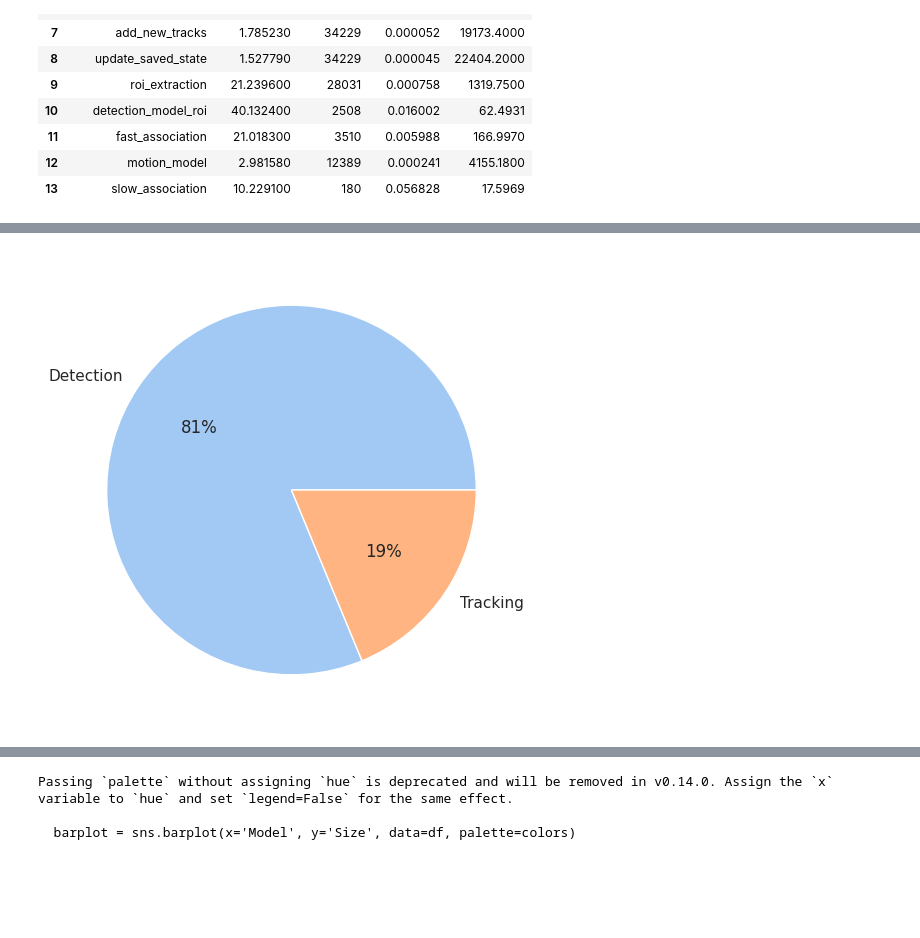
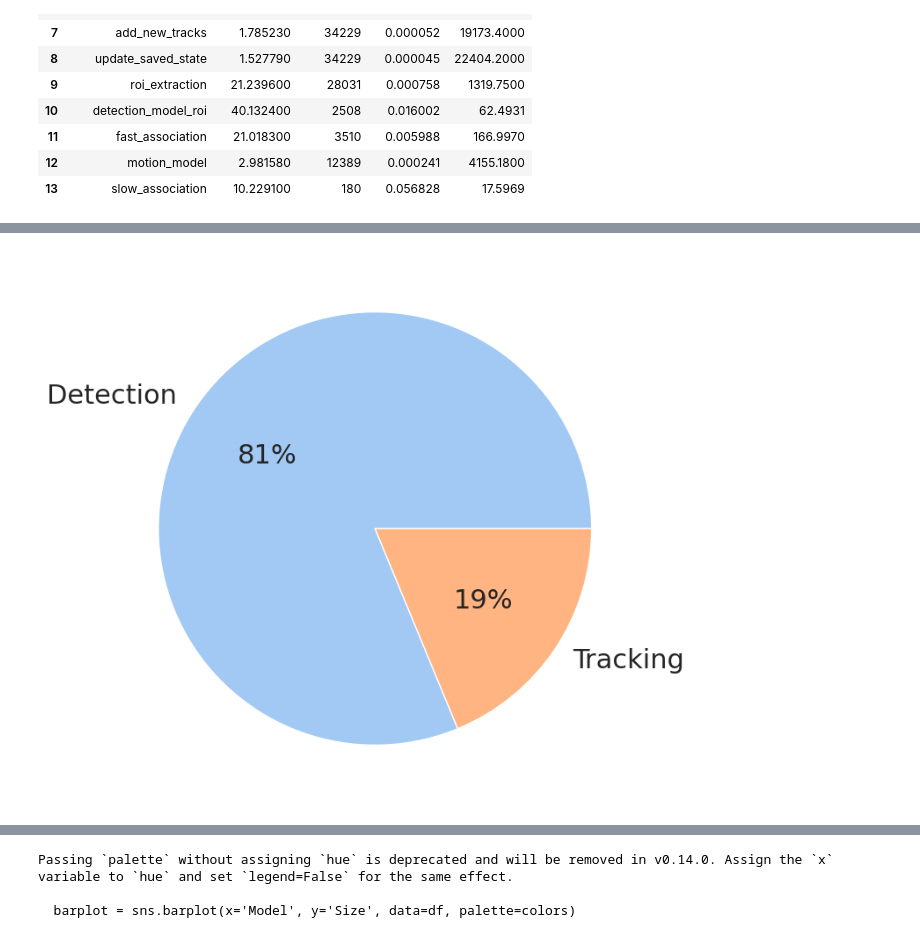
Before and after one commit to UGA-BSAIL/cotton_flower_mot, a Jupyter notebook: notebooks/generate_figures.ipynb, the cells around one changed output, grey strips where cells are left out. Saved outputs shown, nothing was run; the diff lists cells and outputs as text; code cells hidden in the pictures; blank space fills up the shorter version.

```diff
--- a/notebooks/generate_figures.ipynb
+++ b/notebooks/generate_figures.ipynb
@@ -286,14 +301,14 @@ detection_details.loc[:, "Name"] = detection_details["Name"].apply(human_readabl
 detection_time = detection.sum()["Time"]
 tracking_time = tracking.sum()["Time"]
 # %%
-plt.figure(figsize=(6, 6))
+plt.figure(figsize=(8, 8))
 
 # Overall detection and tracking
 colors = sns.color_palette('pastel')[0:5]
-plt.pie([detection_time, tracking_time], labels=["Detection", "Tracking"], autopct='%.0f%%', colors=colors)
+plt.pie([detection_time, tracking_time], labels=["Detection", "Tracking"], autopct='%.0f%%', colors=colors, textprops={'fontsize': 22})
 
 plt.show()
 # %% [output]
 [interactive output not drawn]
-[figure, old version]
+[figure, new version]
 # %%
```
Also changed, not shown: parts of 9 cells of this notebook, 1 other file.
